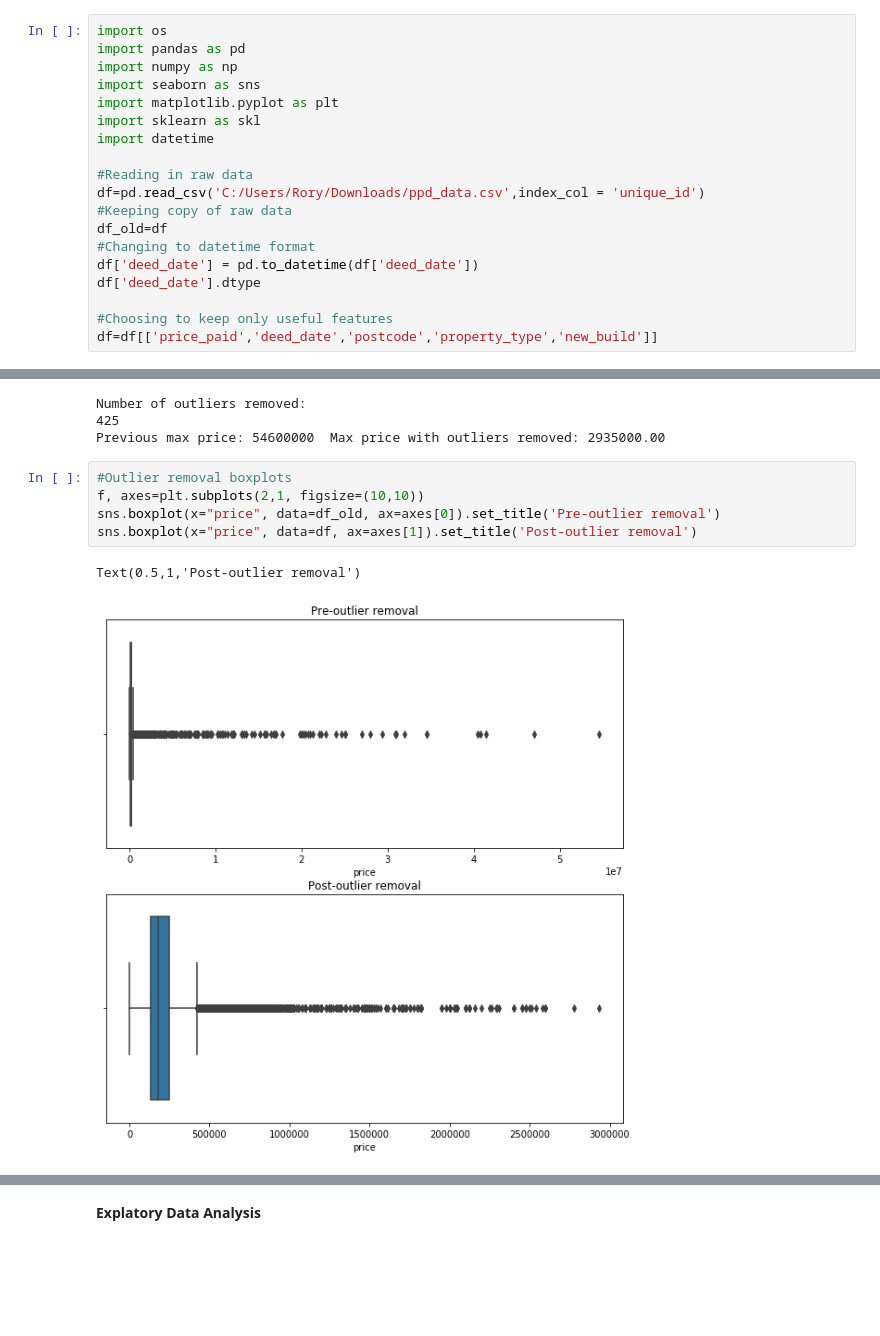
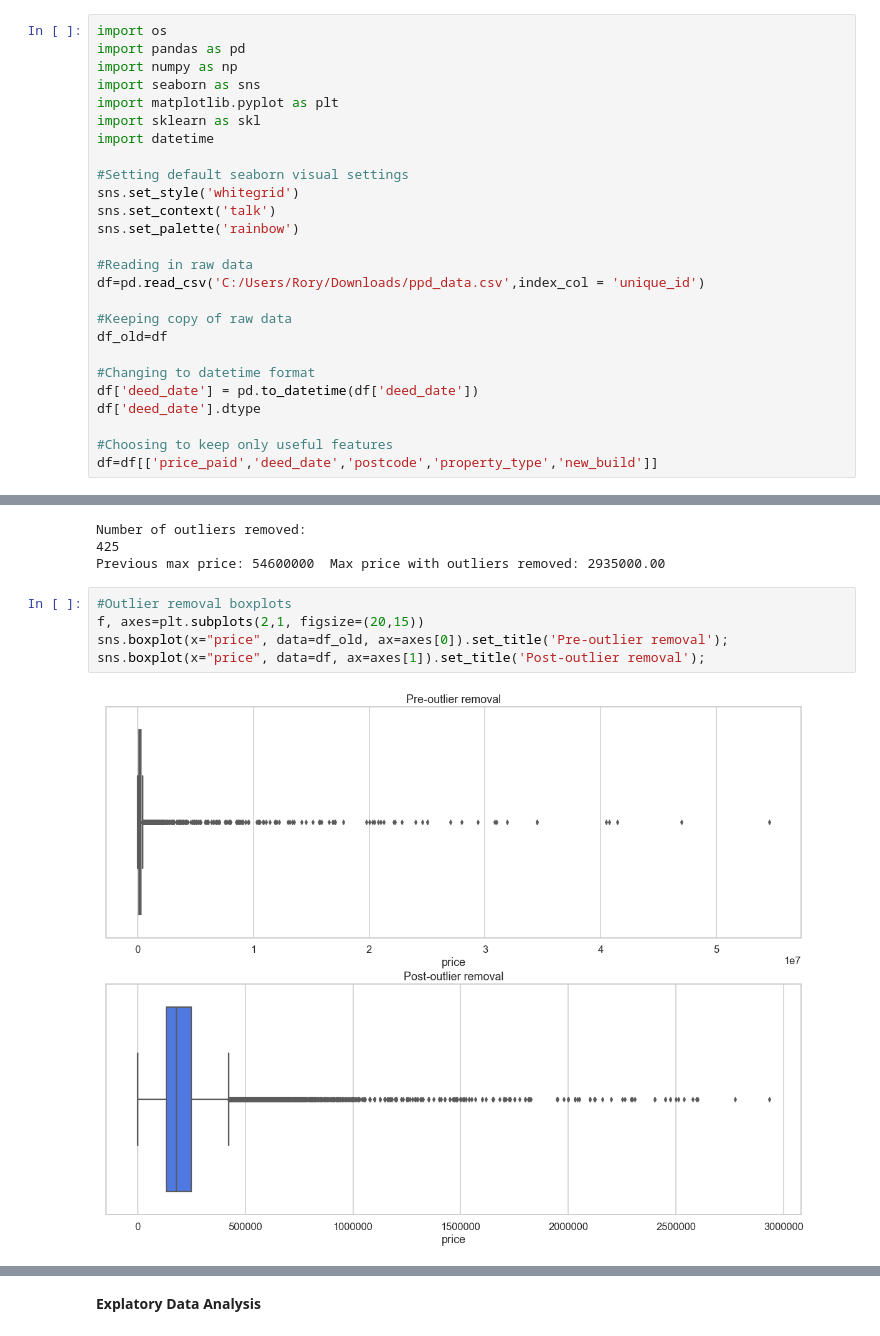
Before and after one commit to risdallseis/Cardiff_house_sales, a Jupyter notebook: clean_eda.ipynb, the cells around one changed output, grey strips where cells are left out. Saved outputs shown, nothing was run; the diff lists cells and outputs as text; blank space fills up the shorter version.

```diff
--- a/clean_eda.ipynb
+++ b/clean_eda.ipynb
@@ -9,10 +9,17 @@ import matplotlib.pyplot as plt
 import sklearn as skl
 import datetime
 
+#Setting default seaborn visual settings
+sns.set_style('whitegrid')
+sns.set_context('talk')
+sns.set_palette('rainbow')
+
 #Reading in raw data
 df=pd.read_csv('C:/Users/Rory/Downloads/ppd_data.csv',index_col = 'unique_id')
+
 #Keeping copy of raw data
 df_old=df
+
 #Changing to datetime format
 df['deed_date'] = pd.to_datetime(df['deed_date'])
 df['deed_date'].dtype
@@ -114,11 +123,10 @@ Number of outliers removed:
 Previous max price: 54600000  Max price with outliers removed: 2935000.00
 # %%
 #Outlier removal boxplots
-f, axes=plt.subplots(2,1, figsize=(10,10))
-sns.boxplot(x="price", data=df_old, ax=axes[0]).set_title('Pre-outlier removal')
-sns.boxplot(x="price", data=df, ax=axes[1]).set_title('Post-outlier removal')
+f, axes=plt.subplots(2,1, figsize=(20,15))
+sns.boxplot(x="price", data=df_old, ax=axes[0]).set_title('Pre-outlier removal');
+sns.boxplot(x="price", data=df, ax=axes[1]).set_title('Post-outlier removal');
 # %% [output]
-Text(0.5,1,'Post-outlier removal')
-[figure, old version]
+[figure, new version]
 # %%
 #Outlier removal scatter plots
```
Also changed, not shown: parts of 4 cells of this notebook.
